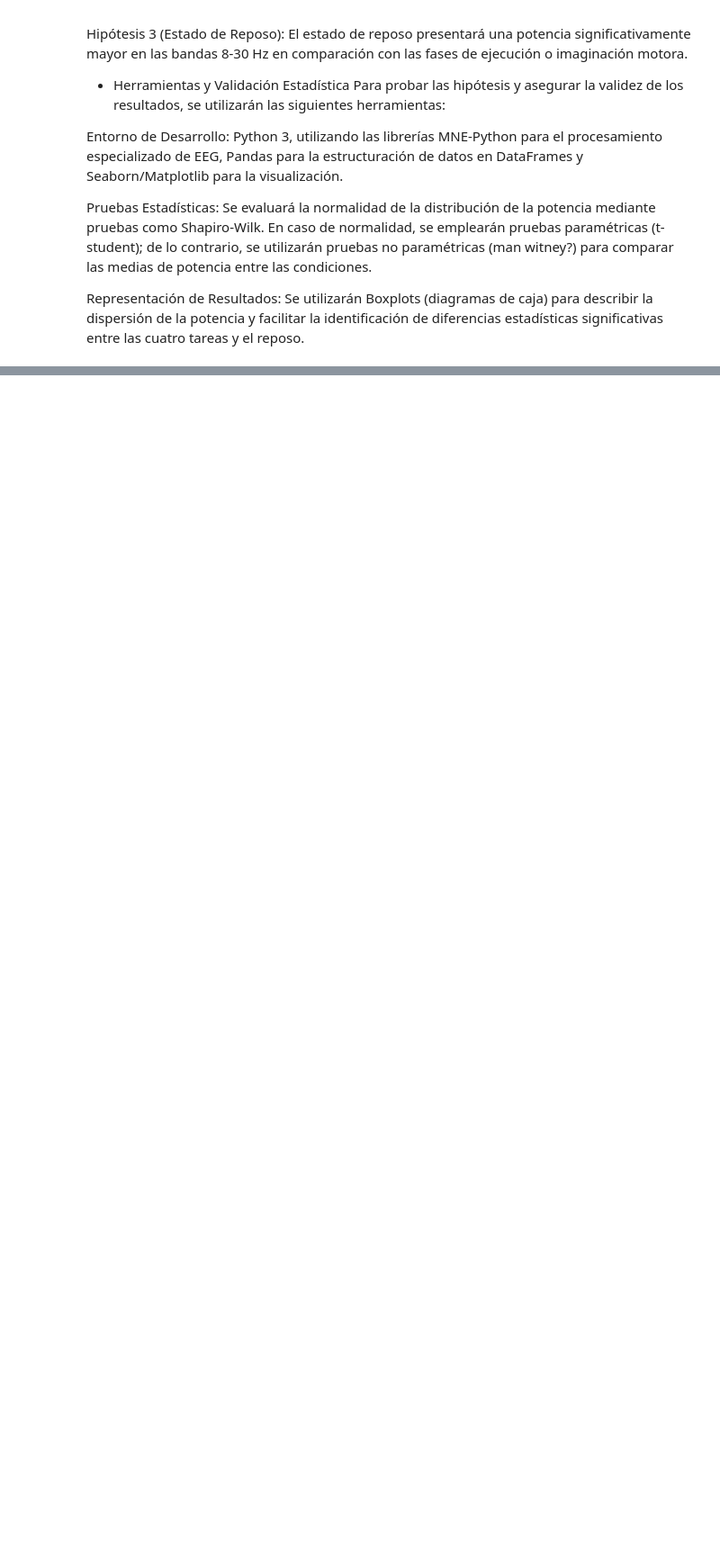
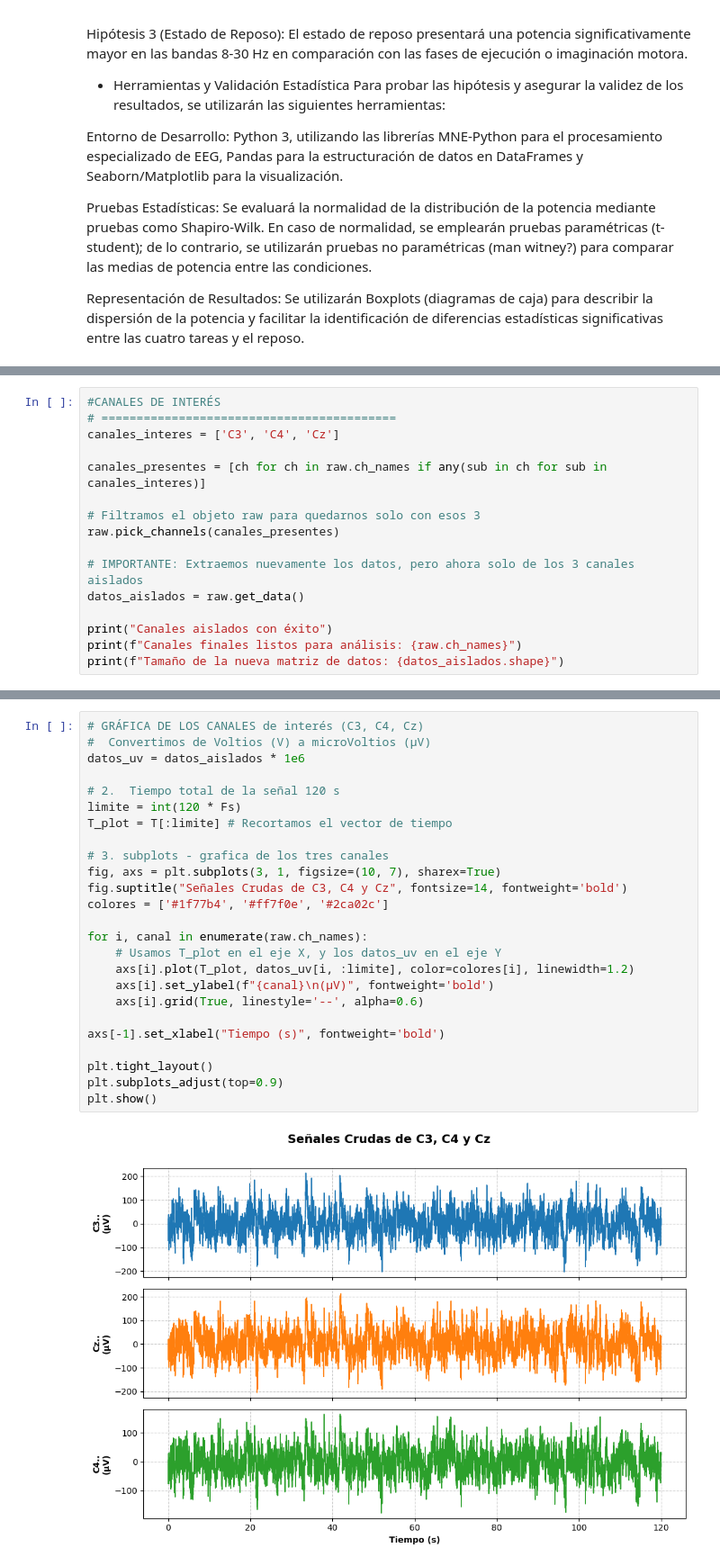
Before and after one commit to PaulaCCano/lab_Biosenales, a Jupyter notebook: avances_proyecto.ipynb, the cells around one changed output, grey strips where cells are left out. Shown at 90% size. Drawn from its saved outputs; the diff is of its cells as text; blank space fills up the shorter version.

```diff
--- a/avances_proyecto.ipynb
+++ b/avances_proyecto.ipynb
@@ -190,0 +169,16 @@ else:
+# %%
+#CANALES DE INTERÉS
+# ==========================================
+canales_interes = ['C3', 'C4', 'Cz']
+
+canales_presentes = [ch for ch in raw.ch_names if any(sub in ch for sub in canales_interes)]
+
+# Filtramos el objeto raw para quedarnos solo con esos 3
+raw.pick_channels(canales_presentes)
+
+# IMPORTANTE: Extraemos nuevamente los datos, pero ahora solo de los 3 canales aislados
+datos_aislados = raw.get_data()
+
+print("Canales aislados con éxito")
+print(f"Canales finales listos para análisis: {raw.ch_names}")
+print(f"Tamaño de la nueva matriz de datos: {datos_aislados.shape}")
@@ -190,0 +190,27 @@ else:
+# %%
+# GRÁFICA DE LOS CANALES de interés (C3, C4, Cz)
+#  Convertimos de Voltios (V) a microVoltios (µV)
+datos_uv = datos_aislados * 1e6
+
+# 2.  Tiempo total de la señal 120 s
+limite = int(120 * Fs)
+T_plot = T[:limite] # Recortamos el vector de tiempo
+
+# 3. subplots - grafica de los tres canales
+fig, axs = plt.subplots(3, 1, figsize=(10, 7), sharex=True)
+fig.suptitle("Señales Crudas de C3, C4 y Cz", fontsize=14, fontweight='bold')
+colores = ['#1f77b4', '#ff7f0e', '#2ca02c']
+
+for i, canal in enumerate(raw.ch_names):
+    # Usamos T_plot en el eje X, y los datos_uv en el eje Y
+    axs[i].plot(T_plot, datos_uv[i, :limite], color=colores[i], linewidth=1.2)
+    axs[i].set_ylabel(f"{canal}\n(µV)", fontweight='bold')
+    axs[i].grid(True, linestyle='--', alpha=0.6)
+
+axs[-1].set_xlabel("Tiempo (s)", fontweight='bold')
+
+plt.tight_layout()
+plt.subplots_adjust(top=0.9)
+plt.show()
+# %% [output]
+[figure, added]
```
Also changed, not shown: parts of 12 cells of this notebook.
